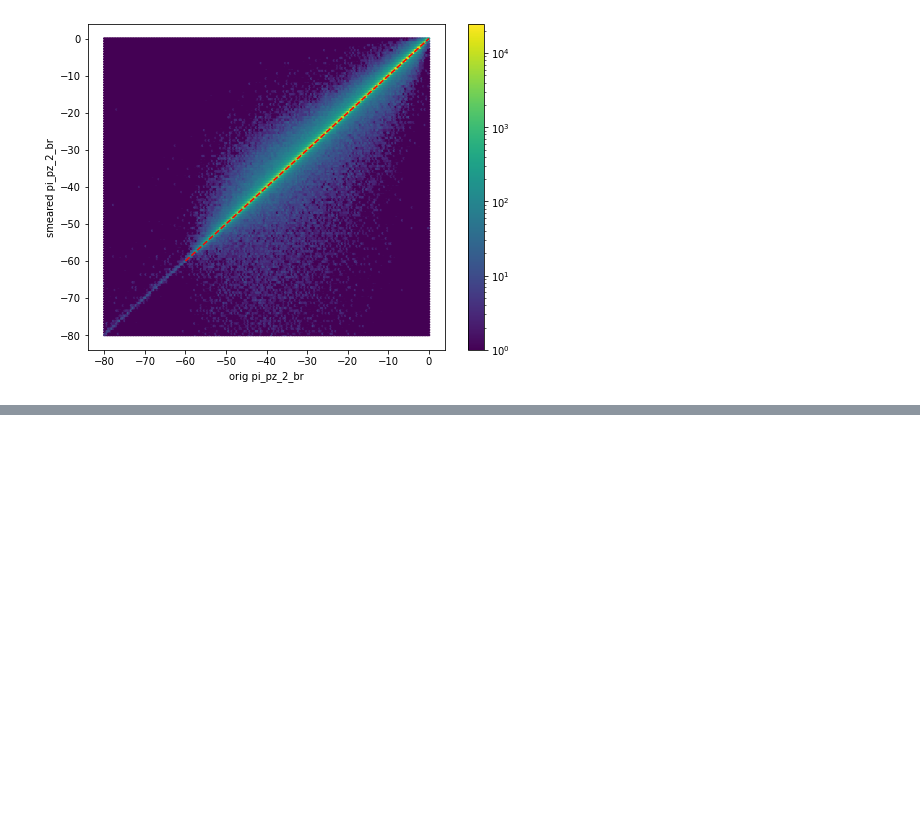
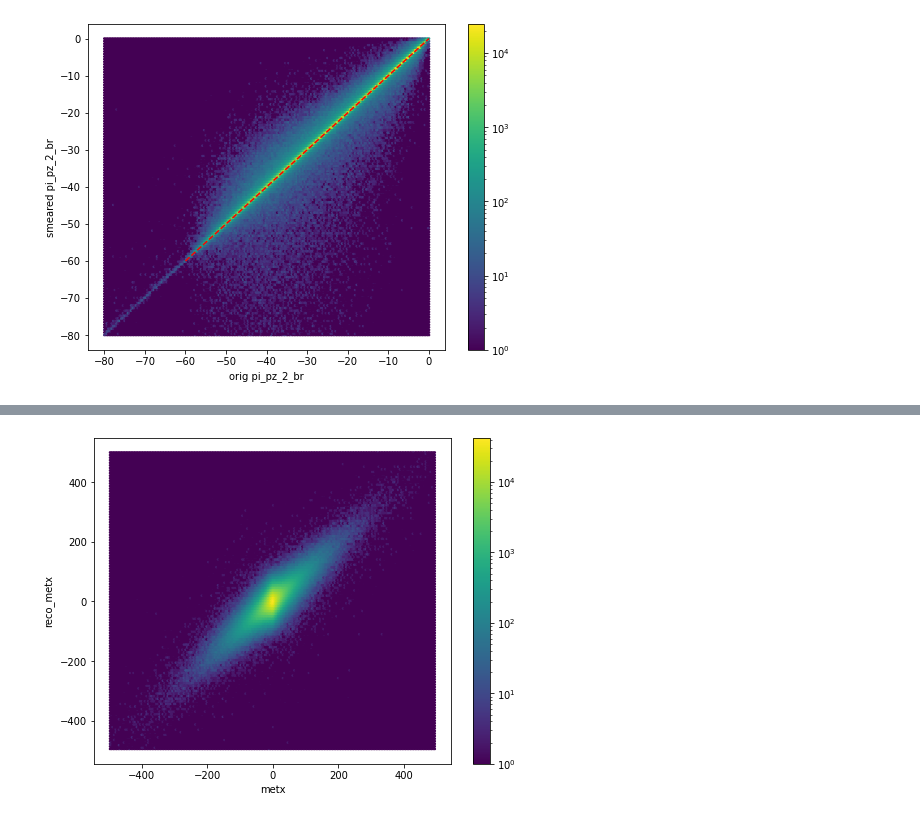
Before and after one commit to stanleyycheung/MSci-Project-HiggsTauTau, a Jupyter notebook: stanley/smearing.ipynb, the cells around one changed output, grey strips where cells are left out. Cells and saved outputs as stored; diff of their text form; code cells hidden in the pictures; blank space fills up the shorter version.

```diff
--- a/stanley/smearing.ipynb
+++ b/stanley/smearing.ipynb
@@ -619,0 +687,12 @@ plt.show()
+# %%
+d = pd.DataFrame(np.c_[df_rho_rho.metx, df_rho_rho.reco_metx])
+d = d[(d[0]<500) & (d[0]>-500) & (d[1]<500) & (d[1]>-500)]
+plt.figure(figsize=(8,6))
+plt.hexbin(d[0], d[1], cmap='viridis', mincnt=None, gridsize=200, bins='log')
+# plt.plot(np.linspace(0, 800), np.linspace(0, 800), 'r')
+plt.colorbar()
+plt.xlabel('metx')
+plt.ylabel('reco_metx')
+plt.show()
+# %% [output]
+[figure, added]
```
Also changed, not shown: parts of 17 cells of this notebook, 1 other file.
